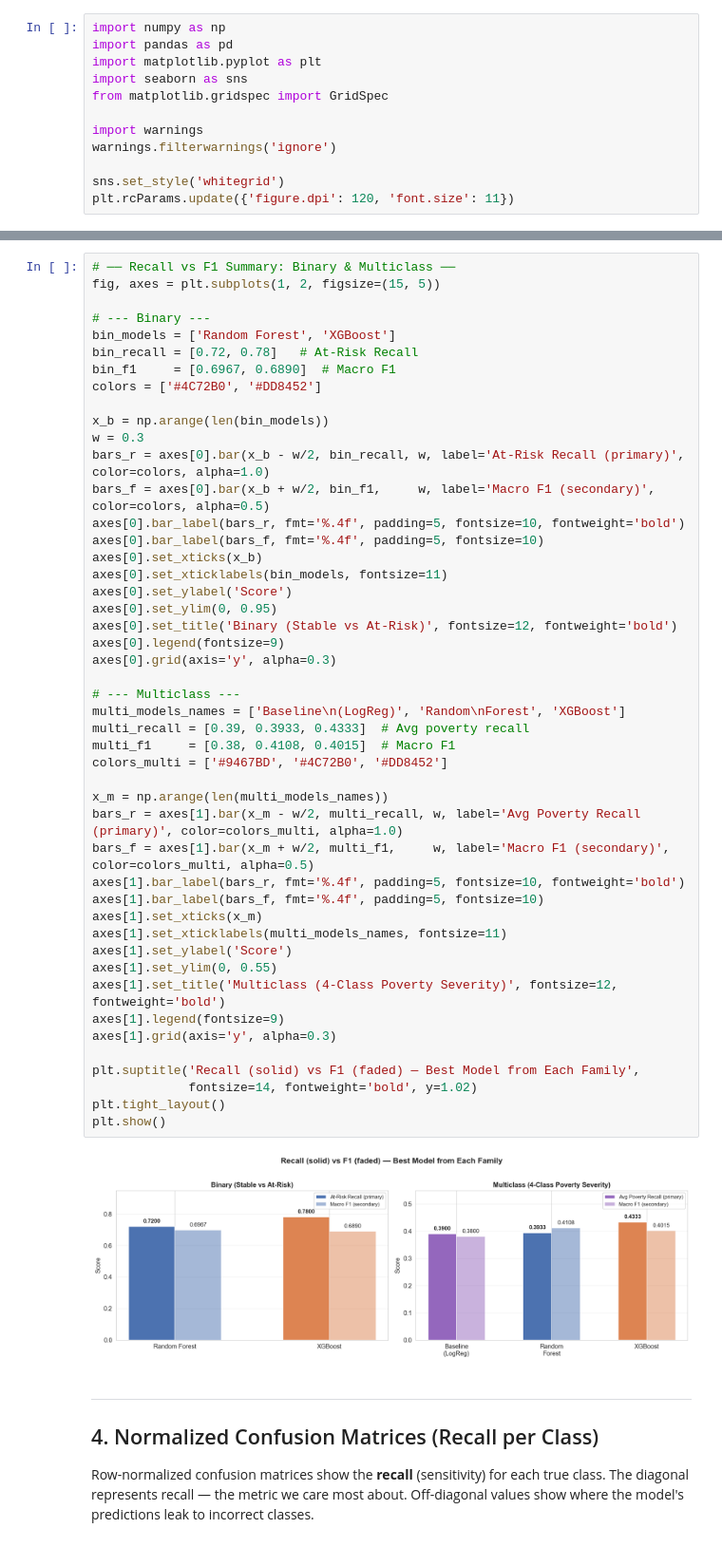
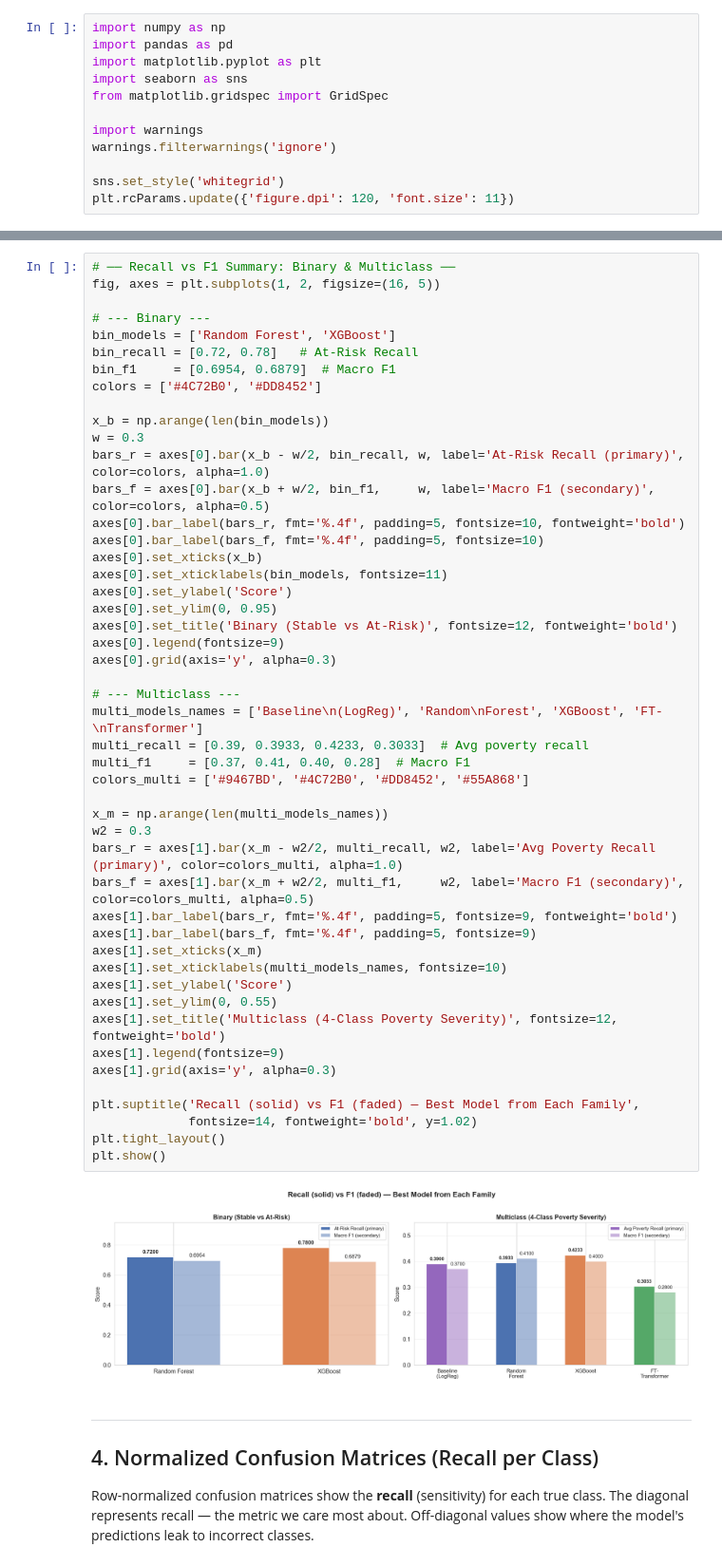
Before and after one commit to ingridalt/DSC-288R-CAPSTONE, a Jupyter notebook: 4_Models/4d_Model_Comparison_Summary.ipynb, the cells around one changed output, grey strips where cells are left out. Shown at 95% size. Drawn from its saved outputs; the diff is of its cells as text.

```diff
--- a/4_Models/4d_Model_Comparison_Summary.ipynb
+++ b/4_Models/4d_Model_Comparison_Summary.ipynb
@@ -480,52 +492,53 @@ plt.show()
 # %%
 # ── Recall vs F1 Summary: Binary & Multiclass ──
-fig, axes = plt.subplots(1, 2, figsize=(15, 5))
+fig, axes = plt.subplots(1, 2, figsize=(16, 5))
 
 # --- Binary ---
 bin_models = ['Random Forest', 'XGBoost']
 bin_recall = [0.72, 0.78]   # At-Risk Recall
-bin_f1     = [0.6967, 0.6890]  # Macro F1
+bin_f1     = [0.6954, 0.6879]  # Macro F1
 colors = ['#4C72B0', '#DD8452']
 
 x_b = np.arange(len(bin_models))
 w = 0.3
 bars_r = axes[0].bar(x_b - w/2, bin_recall, w, label='At-Risk Recall (primary)', color=colors, alpha=1.0)
 bars_f = axes[0].bar(x_b + w/2, bin_f1,     w, label='Macro F1 (secondary)',      color=colors, alpha=0.5)
 axes[0].bar_label(bars_r, fmt='%.4f', padding=5, fontsize=10, fontweight='bold')
 axes[0].bar_label(bars_f, fmt='%.4f', padding=5, fontsize=10)
 axes[0].set_xticks(x_b)
 axes[0].set_xticklabels(bin_models, fontsize=11)
 axes[0].set_ylabel('Score')
 axes[0].set_ylim(0, 0.95)
 axes[0].set_title('Binary (Stable vs At-Risk)', fontsize=12, fontweight='bold')
 axes[0].legend(fontsize=9)
 axes[0].grid(axis='y', alpha=0.3)
 
 # --- Multiclass ---
-multi_models_names = ['Baseline\n(LogReg)', 'Random\nForest', 'XGBoost']
-multi_recall = [0.39, 0.3933, 0.4333]  # Avg poverty recall
-multi_f1     = [0.38, 0.4108, 0.4015]  # Macro F1
-colors_multi = ['#9467BD', '#4C72B0', '#DD8452']
+multi_models_names = ['Baseline\n(LogReg)', 'Random\nForest', 'XGBoost', 'FT-\nTransformer']
+multi_recall = [0.39, 0.3933, 0.4233, 0.3033]  # Avg poverty recall
+multi_f1     = [0.37, 0.41, 0.40, 0.28]  # Macro F1
+colors_multi = ['#9467BD', '#4C72B0', '#DD8452', '#55A868']
 
 x_m = np.arange(len(multi_models_names))
-bars_r = axes[1].bar(x_m - w/2, multi_recall, w, label='Avg Poverty Recall (primary)', color=colors_multi, alpha=1.0)
-bars_f = axes[1].bar(x_m + w/2, multi_f1,     w, label='Macro F1 (secondary)',          color=colors_multi, alpha=0.5)
-axes[1].bar_label(bars_r, fmt='%.4f', padding=5, fontsize=10, fontweight='bold')
-axes[1].bar_label(bars_f, fmt='%.4f', padding=5, fontsize=10)
+w2 = 0.3
+bars_r = axes[1].bar(x_m - w2/2, multi_recall, w2, label='Avg Poverty Recall (primary)', color=colors_multi, alpha=1.0)
+bars_f = axes[1].bar(x_m + w2/2, multi_f1,     w2, label='Macro F1 (secondary)',          color=colors_multi, alpha=0.5)
+axes[1].bar_label(bars_r, fmt='%.4f', padding=5, fontsize=9, fontweight='bold')
+axes[1].bar_label(bars_f, fmt='%.4f', padding=5, fontsize=9)
 axes[1].set_xticks(x_m)
-axes[1].set_xticklabels(multi_models_names, fontsize=11)
+axes[1].set_xticklabels(multi_models_names, fontsize=10)
 axes[1].set_ylabel('Score')
 axes[1].set_ylim(0, 0.55)
 axes[1].set_title('Multiclass (4-Class Poverty Severity)', fontsize=12, fontweight='bold')
 axes[1].legend(fontsize=9)
 axes[1].grid(axis='y', alpha=0.3)
 
 plt.suptitle('Recall (solid) vs F1 (faded) — Best Model from Each Family',
              fontsize=14, fontweight='bold', y=1.02)
 plt.tight_layout()
 plt.show()
 # %% [output]
-[figure, old version]
+[figure, new version]
 # %% [markdown]
 ---
 ## 4. Normalized Confusion Matrices (Recall per Class)
```
Also changed, not shown: parts of 14 cells of this notebook, 49 other files.
